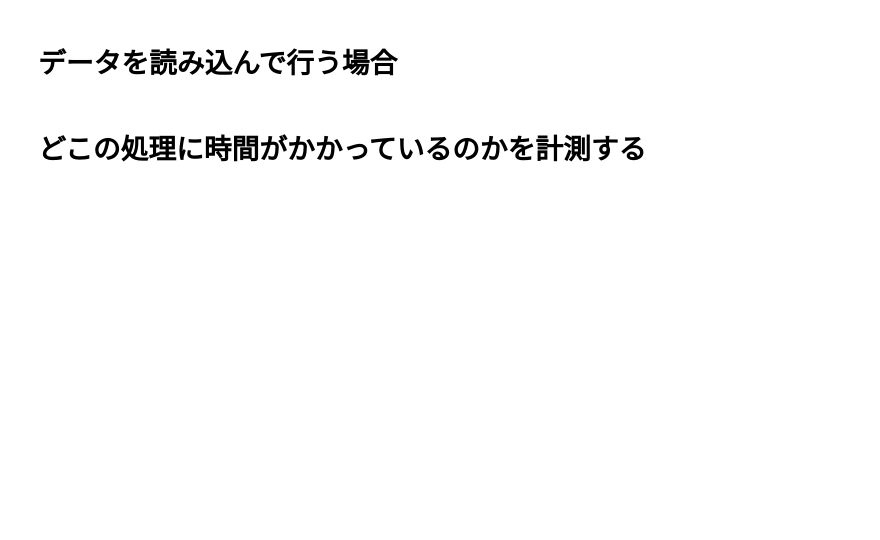
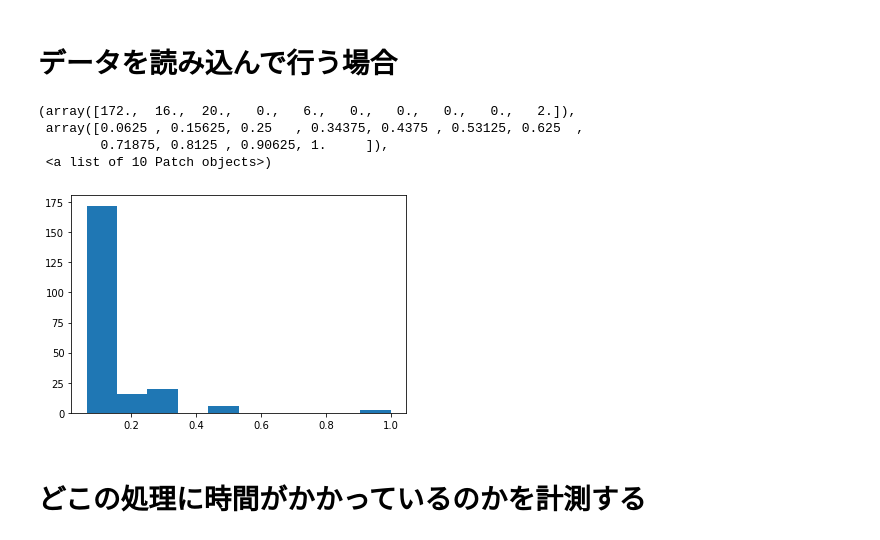
Before and after one commit to plue1011/code, a Jupyter notebook: PMIA.ipynb, the cells around one changed output. Drawn from its saved outputs; the diff is of its cells as text; code cells hidden in the pictures; blank space fills up the shorter version.

```diff
--- a/PMIA.ipynb
+++ b/PMIA.ipynb
@@ -299,4 +297,12 @@ G = nx.DiGraph()
 
 # 重み付きの枝を加える
 G.add_weighted_edges_from(network_np)
+# %%
+plt.hist(network["WC"])
+# %% [output]
+(array([172.,  16.,  20.,   0.,   6.,   0.,   0.,   0.,   0.,   2.]),
+ array([0.0625 , 0.15625, 0.25   , 0.34375, 0.4375 , 0.53125, 0.625  ,
+        0.71875, 0.8125 , 0.90625, 1.     ]),
+ <a list of 10 Patch objects>)
+[figure, added]
 # %%
```
Also changed, not shown: parts of 41 cells of this notebook.
